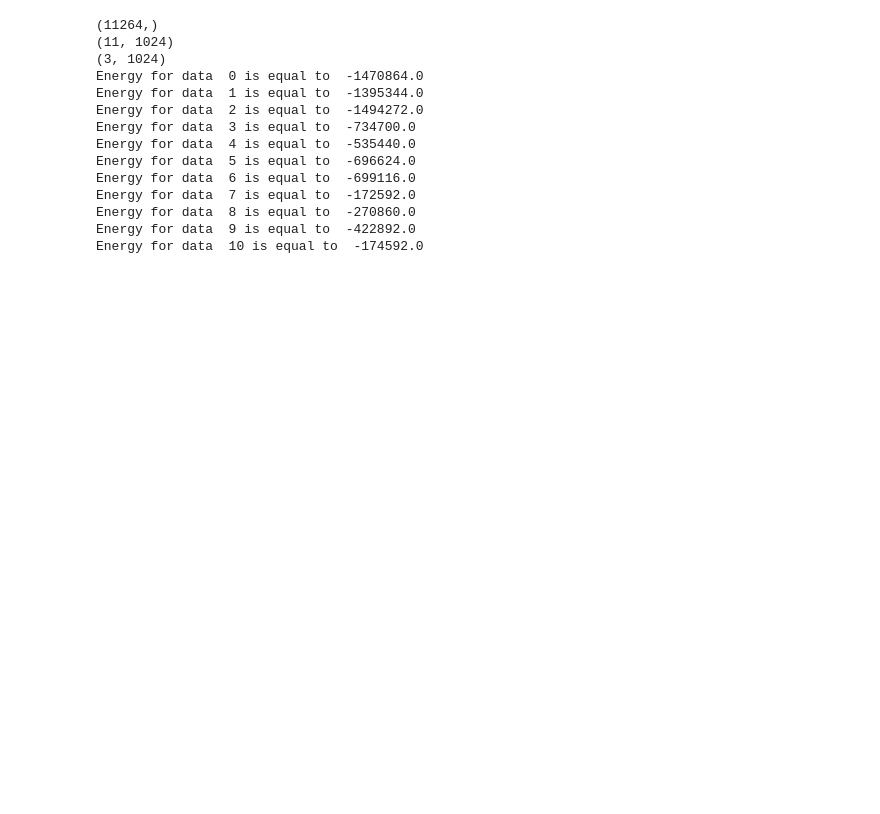
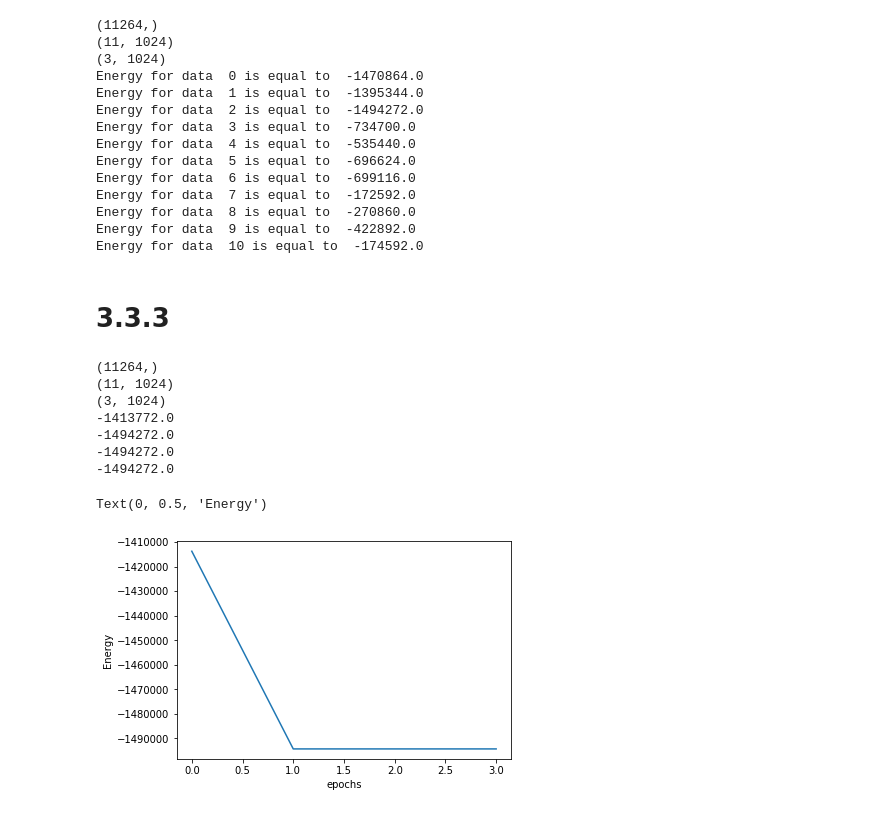
Before and after one commit to smallgreycreatures/DD2437, a Jupyter notebook: lab3/3.3.ipynb, the cells around one changed output. Drawn from its saved outputs; the diff is of its cells as text; code cells hidden in the pictures; blank space fills up the shorter version.

```diff
--- a/lab3/3.3.ipynb
+++ b/lab3/3.3.ipynb
@@ -83,3 +78,45 @@ Energy for data  7 is equal to  -172592.0
 Energy for data  8 is equal to  -270860.0
 Energy for data  9 is equal to  -422892.0
 Energy for data  10 is equal to  -174592.0
+# %% [markdown]
+# 3.3.3
+# %%
+def find_pattern_async_energy(x, W, epochs):
+    arr = np.arange(10)
+    energy_s = np.zeros(epochs)
+    for i in range(epochs):
+        x = recall_async(x,W)
+        E = calculate_energy(x,W)
+        energy_s[i] = E
+        print(E)
+
+        plt.figure()
+        #    plt.imshow(x.reshape((32,32)))
+    return x, energy_s
+# %%
+data = np.loadtxt('pict.dat',delimiter=",", dtype=int)
+print(data.shape)
+data = data.reshape(-1,1024)
+print(data.shape)
+#to start with learn the first three
+train_X = data[0:3].copy()
+print(train_X.shape)
+W = np.zeros((train_X.shape[1],train_X.shape[1]))
+W = update_weights(train_X,W)
+epochs = 4
+x, energy_s = find_pattern_async_energy(data[10],W,epochs)
+
+plt.figure()
+plt.plot(np.arange(epochs),energy_s)
+plt.xlabel("epochs")
+plt.ylabel("Energy")
+# %% [output]
+(11264,)
+(11, 1024)
+(3, 1024)
+-1413772.0
+-1494272.0
+-1494272.0
+-1494272.0
+Text(0, 0.5, 'Energy')
+[figure, added]
```
Also changed, not shown: parts of 7 cells of this notebook, 3 other files.
